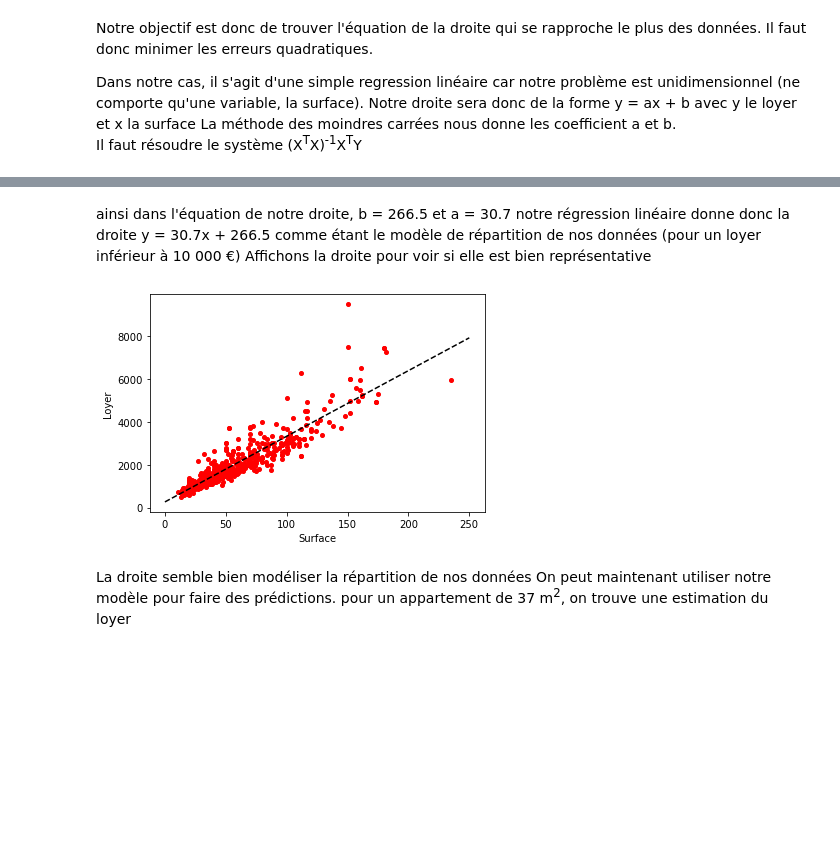
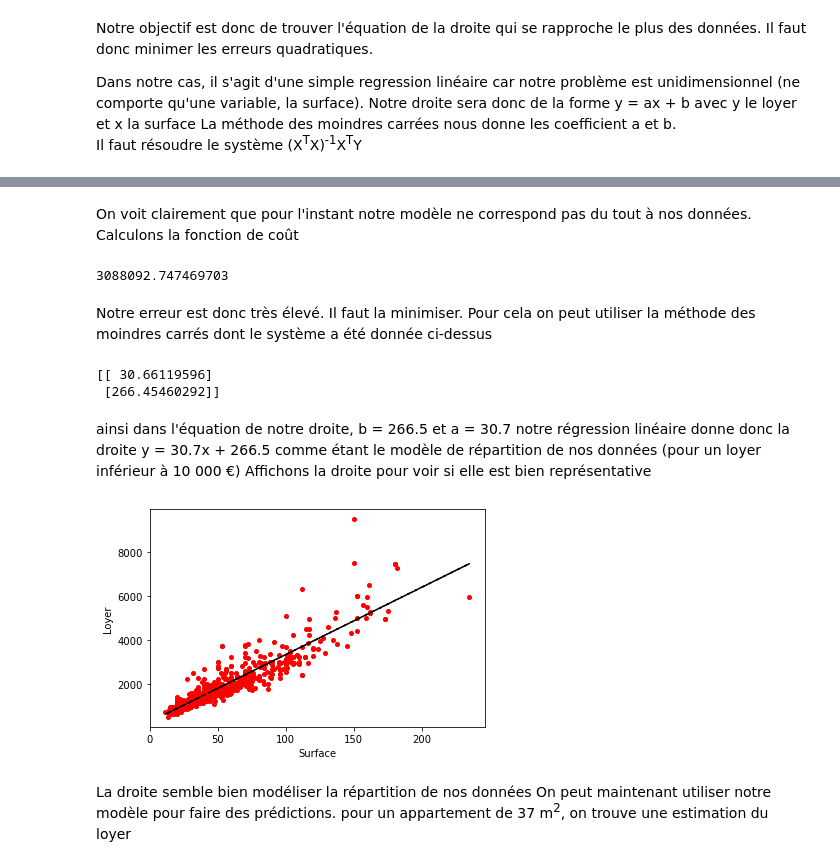
Before and after one commit to CorentinMAG/AI, a Jupyter notebook: linear_regression.ipynb, the cells around one changed output, grey strips where cells are left out. Cells and saved outputs as stored; diff of their text form; code cells hidden in the pictures; blank space fills up the shorter version.

```diff
--- a/linear_regression.ipynb
+++ b/linear_regression.ipynb
@@ -68,0 +59,19 @@ print(estimateur)
+# %%
+#notre feature
+x=house_data['surface']
+x=np.array(x).reshape(x.shape[0],1)
+
+y=house_data['loyer']
+y=np.array(y).reshape(y.shape[0],1)
+
+#on construit X on a Y=X*theta
+X=np.hstack((x,np.ones(x.shape)))
+
+#notre theta est aléatoire, l'algorithme devra trouve le theta optimale
+theta = np.random.randn(2,1)
+
+def model(X,theta):
+    return X.dot(theta)
+
+plt.plot(x,model(X,theta))
+plt.plot(x,y,'ro',markersize=4)
@@ -69,16 +81,36 @@ print(estimateur)
+# %% [markdown]
+On voit clairement que pour l'instant notre modèle ne correspond pas du tout à nos données.
+Calculons la fonction de coût
+# %%
+def cost_function(X,y,theta):
+    m=len(y)
+    return 1/(2*m)*np.sum((model(X,theta)-y)**2)
+cost_function(X,y,theta)
+# %% [output]
+3088092.747469703
+# %% [markdown]
+Notre erreur est donc très élevé. Il faut la minimiser.
+Pour cela on peut utiliser la méthode des moindres carrés dont le système a été donnée ci-dessus
+# %%
+def moindres_carrés(X,y):
+    return np.linalg.inv(X.T.dot(X)).dot(X.T).dot(y)
+theta_final = moindres_carrés(X,y)
+print(theta_final)
+# %% [output]
+[[ 30.66119596]
+ [266.45460292]]
 # %% [markdown]
 ainsi dans l'équation de notre droite, b = 266.5 et a = 30.7
 notre régression linéaire donne donc la droite y = 30.7x + 266.5 comme étant le modèle de répartition de nos données (pour un loyer inférieur à 10 000 €)
 Affichons la droite pour voir si elle est bien représentative
 # %%
-house_data = house_data[house_data['loyer'] < 10000]
-plt.plot(house_data['surface'],house_data['loyer'],'ro',markersize=4)
-plt.plot([0,250],[estimateur.item(0),estimateur.item(1)*250+estimateur.item(0)],linestyle='--',c='#000000')
+plt.plot(x,y,'ro',markersize=4)
+plt.plot(x,model(X,theta_final),linestyle='--',c='#000000')
 plt.xlabel('Surface')
 plt.ylabel('Loyer')
 plt.show()
 # %% [output]
-[figure, old version]
+[figure, new version]
 # %% [markdown]
 La droite semble bien modéliser la répartition de nos données
 On peut maintenant utiliser notre modèle pour faire des prédictions.
```
Also changed, not shown: parts of 6 cells of this notebook, 7 other files.
